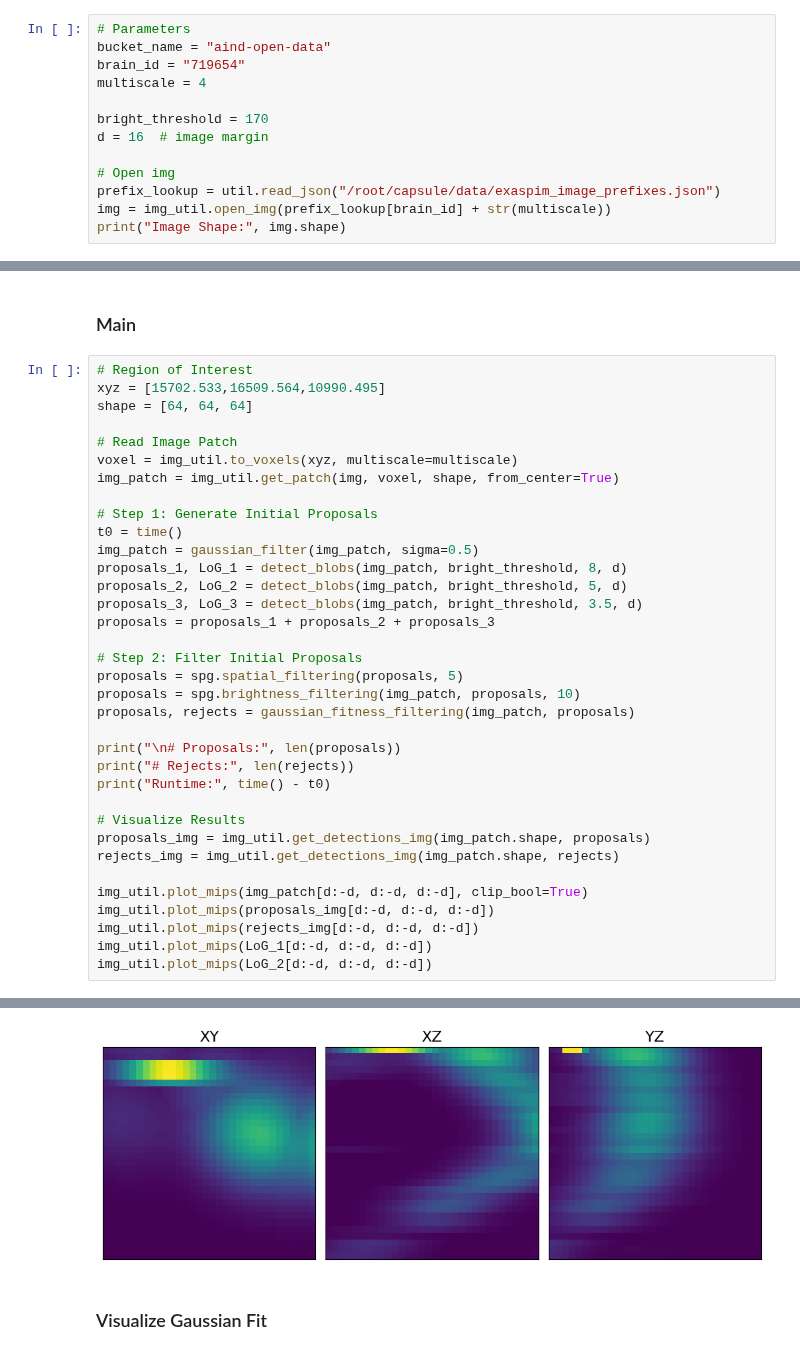
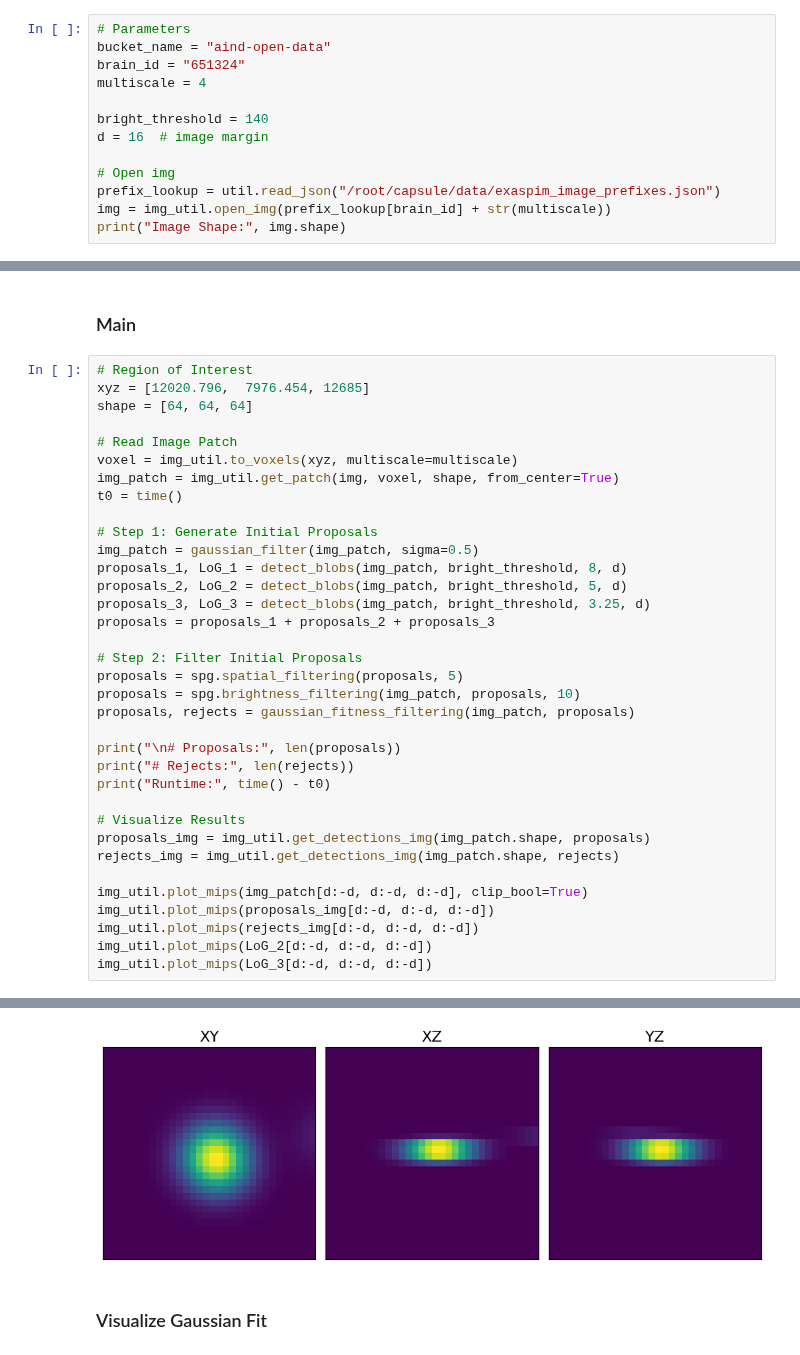
Before and after one commit to AllenNeuralDynamics/aind-exaspim-soma-detection, a Jupyter notebook: tutorials/1-soma_proposal_generation.ipynb, the cells around one changed output, grey strips where cells are left out. Drawn from its saved outputs; the diff is of its cells as text.

```diff
--- a/tutorials/1-soma_proposal_generation.ipynb
+++ b/tutorials/1-soma_proposal_generation.ipynb
@@ -106,10 +103,10 @@ def gaussian_fitness_filtering(img_patch, proposals, r=4):
 # %%
 # Parameters
 bucket_name = "aind-open-data"
-brain_id = "719654"
+brain_id = "651324"
 multiscale = 4
 
-bright_threshold = 170
+bright_threshold = 140
 d = 16  # image margin
 
 # Open img
@@ -122,19 +119,19 @@ Image Shape: (1, 1, 1799, 1796, 3893)
 ### Main
 # %%
 # Region of Interest
-xyz = [15702.533,16509.564,10990.495]
+xyz = [12020.796,  7976.454, 12685]
 shape = [64, 64, 64]
 
 # Read Image Patch
 voxel = img_util.to_voxels(xyz, multiscale=multiscale)
 img_patch = img_util.get_patch(img, voxel, shape, from_center=True)
+t0 = time()
 
 # Step 1: Generate Initial Proposals
-t0 = time()
 img_patch = gaussian_filter(img_patch, sigma=0.5)
 proposals_1, LoG_1 = detect_blobs(img_patch, bright_threshold, 8, d)
 proposals_2, LoG_2 = detect_blobs(img_patch, bright_threshold, 5, d)
-proposals_3, LoG_3 = detect_blobs(img_patch, bright_threshold, 3.5, d)
+proposals_3, LoG_3 = detect_blobs(img_patch, bright_threshold, 3.25, d)
 proposals = proposals_1 + proposals_2 + proposals_3
 
 # Step 2: Filter Initial Proposals
@@ -153,6 +150,6 @@ rejects_img = img_util.get_detections_img(img_patch.shape, rejects)
 img_util.plot_mips(img_patch[d:-d, d:-d, d:-d], clip_bool=True)
 img_util.plot_mips(proposals_img[d:-d, d:-d, d:-d])
 img_util.plot_mips(rejects_img[d:-d, d:-d, d:-d])
-img_util.plot_mips(LoG_1[d:-d, d:-d, d:-d])
 img_util.plot_mips(LoG_2[d:-d, d:-d, d:-d])
+img_util.plot_mips(LoG_3[d:-d, d:-d, d:-d])
 # %% [output]
@@ -169,4 +165,4 @@ Runtime: 0.3113076686859131
-[figure, old version]
+[figure, new version]
 # %% [markdown]
 ### Visualize Gaussian Fit
 # %%
```
Also changed, not shown: parts of 6 cells of this notebook.
